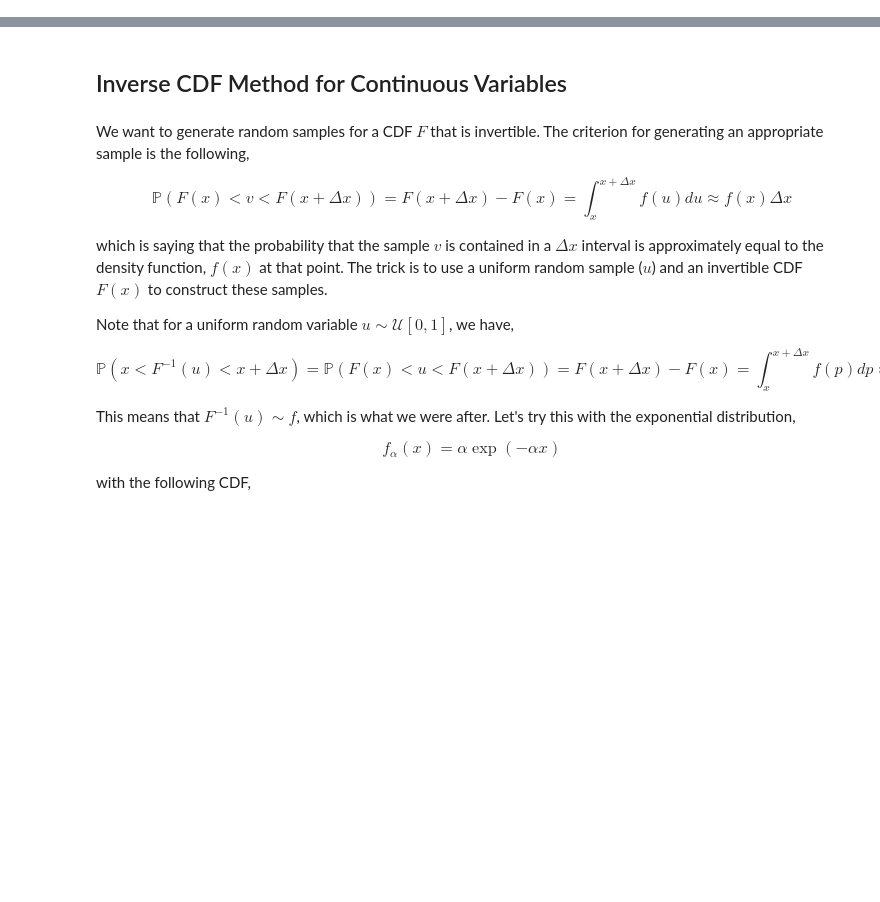
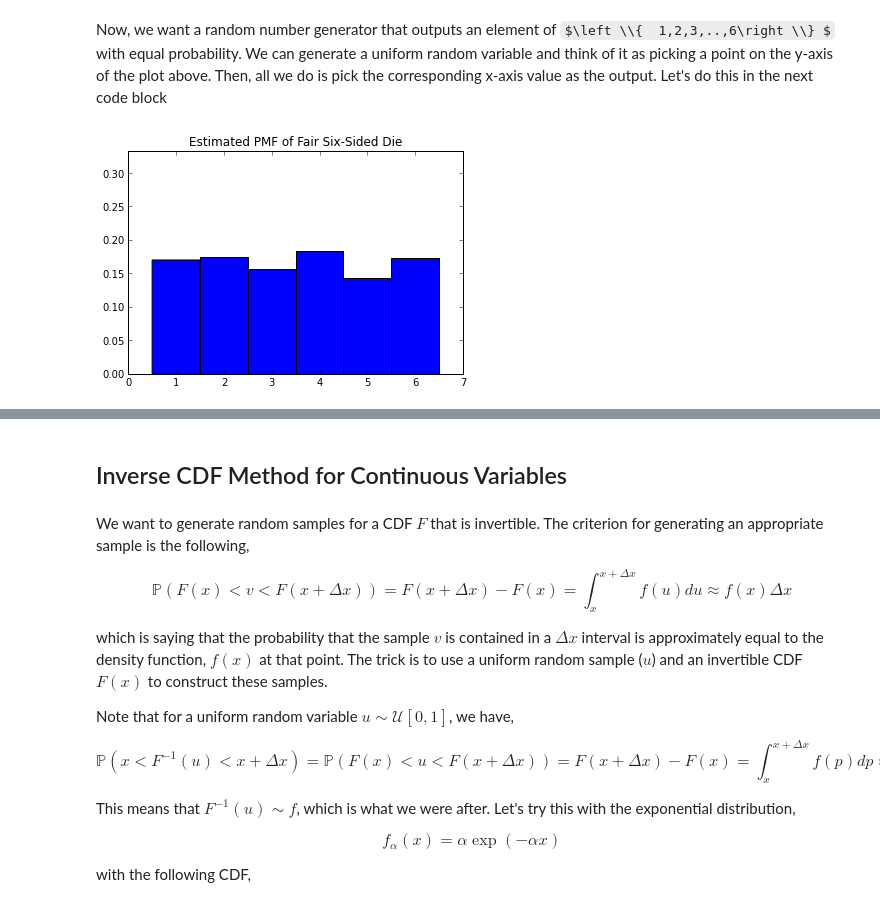
Before and after one commit to unpingco/Pig-in-the-Python, a Jupyter notebook: Sampling_Monte_Carlo.ipynb, the cells around one changed output, grey strips where cells are left out. Drawn from its saved outputs; the diff is of its cells as text; code cells hidden in the pictures; some formulas as TeX source; blank space fills up the shorter version.

```diff
--- a/Sampling_Monte_Carlo.ipynb
+++ b/Sampling_Monte_Carlo.ipynb
@@ -4,0 +28,15 @@ from __future__ import division
+# %% [markdown]
+Now, we want a random number generator that outputs an element of $\left \\{  1,2,3,..,6\right \\} $ with equal probability. We can generate a uniform random variable and think of it as picking a point on the y-axis of the plot above. Then, all we do is pick the corresponding x-axis value as the output. Let's do this in the next code block
+# %%
+invF=S.Piecewise((1,0<x<=1/6),
+                 (2,1/6<x<=2/6),
+                 (3,2/6<x<=3/6),
+                 (4,3/6<x<=4/6),
+                 (5,4/6<x<=5/6),
+                 (6,5/6<x<=1))
+
+hist([invF.subs(x,i) for i in  rand(1000)],bins=[1,2,3,4,5,6,7],normed=1,align='left');
+axis(ymax=2/6.)
+title('Estimated PMF of Fair Six-Sided Die');
+# %% [output]
+[figure, added]
```
Also changed, not shown: parts of 10 cells of this notebook.
